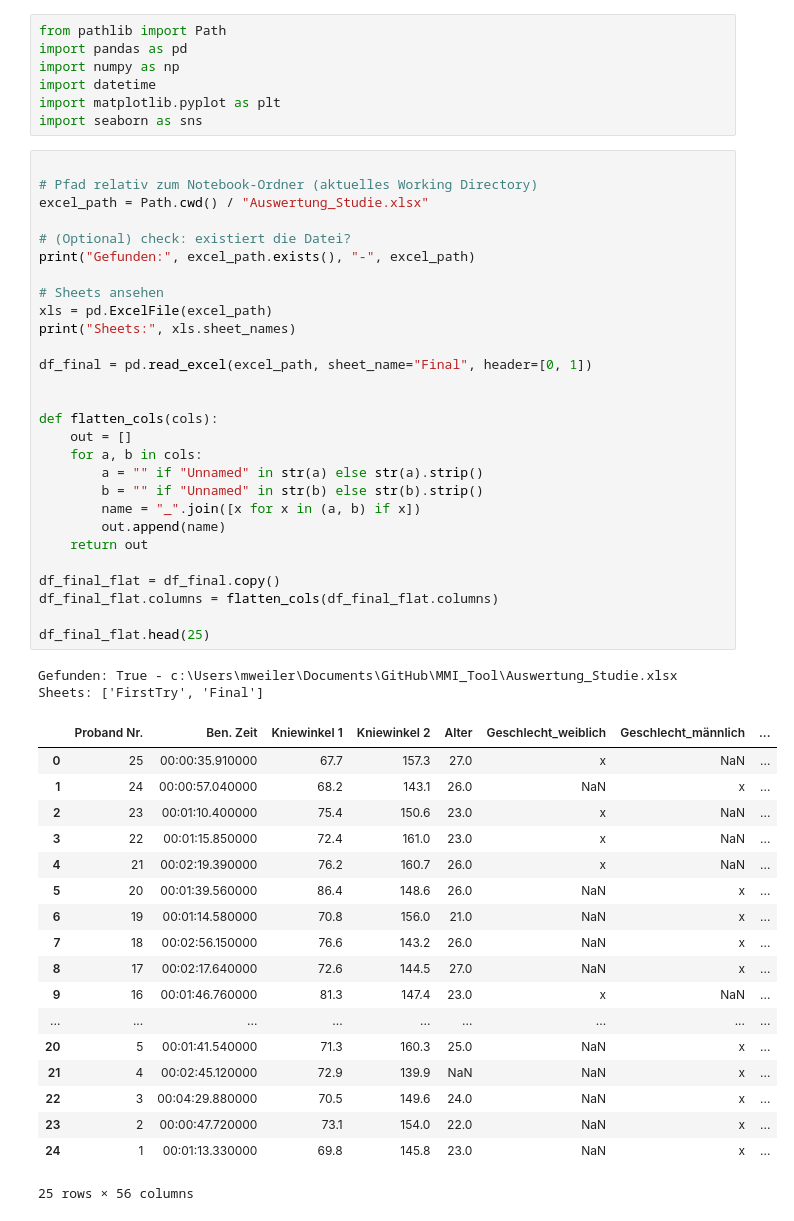
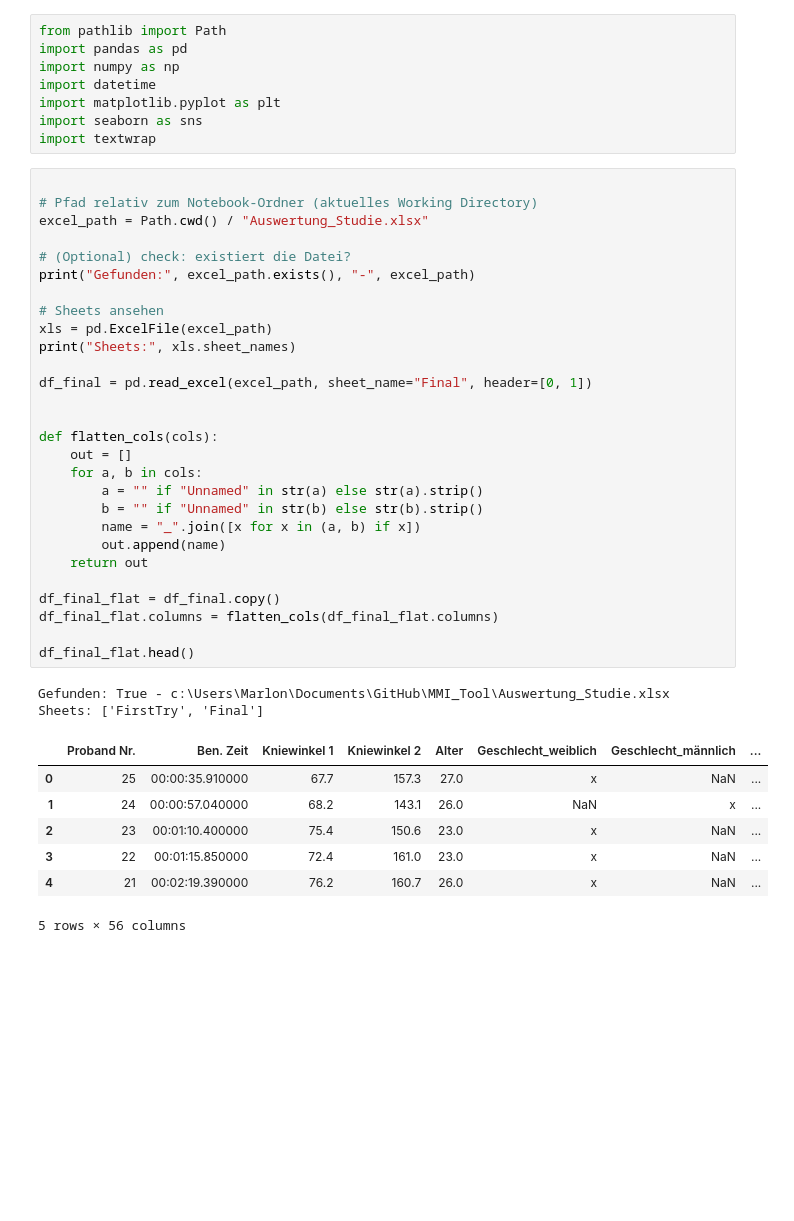
Before and after one commit to WestWoodPrints/MMI_Tool, a Jupyter notebook: data_evaluation.ipynb, the cells around one changed output. Drawn from its saved outputs; the diff is of its cells as text; blank space fills up the shorter version.

```diff
--- a/data_evaluation.ipynb
+++ b/data_evaluation.ipynb
@@ -5,6 +5,7 @@ import numpy as np
 import datetime
 import matplotlib.pyplot as plt
 import seaborn as sns
+import textwrap
 # %%
 
 # Pfad relativ zum Notebook-Ordner (aktuelles Working Directory)
@@ -13,47 +14,36 @@ excel_path = Path.cwd() / "Auswertung_Studie.xlsx"
 # (Optional) check: existiert die Datei?
 print("Gefunden:", excel_path.exists(), "-", excel_path)
 
 # Sheets ansehen
 xls = pd.ExcelFile(excel_path)
 print("Sheets:", xls.sheet_names)
 
 df_final = pd.read_excel(excel_path, sheet_name="Final", header=[0, 1])
 
 
 def flatten_cols(cols):
     out = []
     for a, b in cols:
         a = "" if "Unnamed" in str(a) else str(a).strip()
         b = "" if "Unnamed" in str(b) else str(b).strip()
         name = "_".join([x for x in (a, b) if x])
         out.append(name)
     return out
 
 df_final_flat = df_final.copy()
 df_final_flat.columns = flatten_cols(df_final_flat.columns)
 
-df_final_flat.head(25)
+df_final_flat.head()
 # %% [output]
-Gefunden: True - c:\Users\mweiler\Documents\GitHub\MMI_Tool\Auswertung_Studie.xlsx
+Gefunden: True - c:\Users\Marlon\Documents\GitHub\MMI_Tool\Auswertung_Studie.xlsx
 Sheets: ['FirstTry', 'Final']
 |  | Proband Nr. | Ben. Zeit | Kniewinkel 1 | Kniewinkel 2 | Alter | Geschlecht_weiblich | Geschlecht_männlich | ... |
 | 0 | 25 | 00:00:35.910000 | 67.7 | 157.3 | 27.0 | x | NaN | ... |
 | 1 | 24 | 00:00:57.040000 | 68.2 | 143.1 | 26.0 | NaN | x | ... |
 | 2 | 23 | 00:01:10.400000 | 75.4 | 150.6 | 23.0 | x | NaN | ... |
 | 3 | 22 | 00:01:15.850000 | 72.4 | 161.0 | 23.0 | x | NaN | ... |
 | 4 | 21 | 00:02:19.390000 | 76.2 | 160.7 | 26.0 | x | NaN | ... |
-| 5 | 20 | 00:01:39.560000 | 86.4 | 148.6 | 26.0 | NaN | x | ... |
-| 6 | 19 | 00:01:14.580000 | 70.8 | 156.0 | 21.0 | NaN | x | ... |
-| 7 | 18 | 00:02:56.150000 | 76.6 | 143.2 | 26.0 | NaN | x | ... |
-| 8 | 17 | 00:02:17.640000 | 72.6 | 144.5 | 27.0 | NaN | x | ... |
-| 9 | 16 | 00:01:46.760000 | 81.3 | 147.4 | 23.0 | x | NaN | ... |
-| ... | ... | ... | ... | ... | ... | ... | ... | ... |
-| 20 | 5 | 00:01:41.540000 | 71.3 | 160.3 | 25.0 | NaN | x | ... |
-| 21 | 4 | 00:02:45.120000 | 72.9 | 139.9 | NaN | NaN | x | ... |
-| 22 | 3 | 00:04:29.880000 | 70.5 | 149.6 | 24.0 | NaN | x | ... |
-| 23 | 2 | 00:00:47.720000 | 73.1 | 154.0 | 22.0 | NaN | x | ... |
-| 24 | 1 | 00:01:13.330000 | 69.8 | 145.8 | 23.0 | NaN | x | ... |
-25 rows × 56 columns
+5 rows × 56 columns
 # %%
 #Probanden 1-5 rasuschmießen da dort noch Werte fehlen
 df = df_final_flat
```
Also changed, not shown: parts of 18 cells of this notebook, 1 other file.
